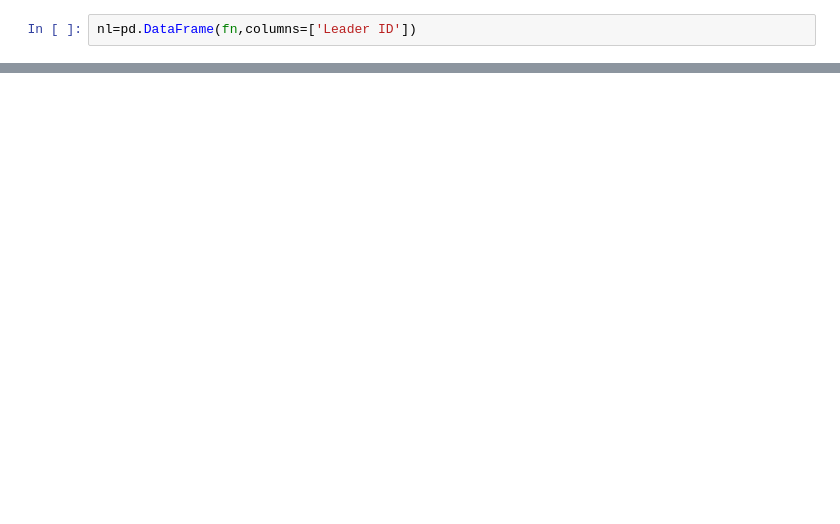
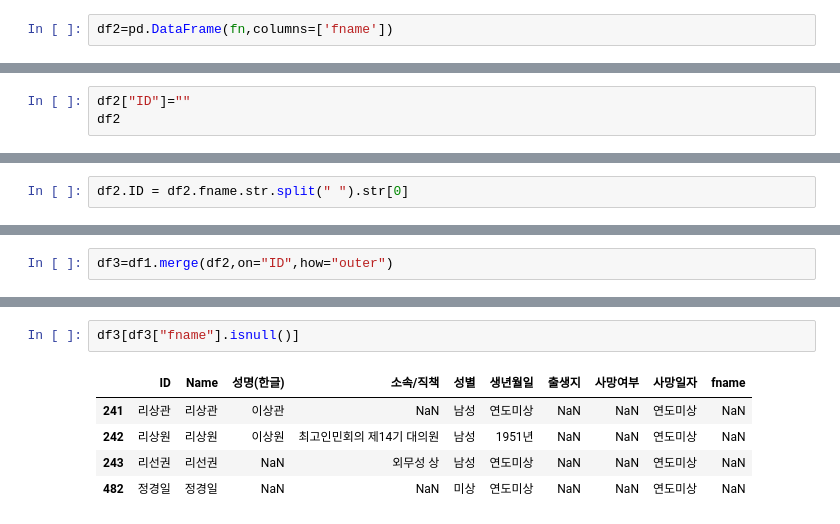
Before and after one commit to seouljake/nkelites, a Jupyter notebook: scripts/1_compare elites in folder an list.ipynb, the cells around one changed output, grey strips where cells are left out. Cells and saved outputs as stored; diff of their text form; blank space fills up the shorter version.

```diff
--- a/scripts/1_compare elites in folder an list.ipynb
+++ b/scripts/1_compare elites in folder an list.ipynb
@@ -55,2 +106,2 @@ fn
 # %%
-nl=pd.DataFrame(fn,columns=['Leader ID'])
+df2=pd.DataFrame(fn,columns=['fname'])
@@ -90,0 +108,3 @@ result
+# %%
+df2["ID"]=""
+df2
@@ -90,0 +149,2 @@ result
+# %%
+df2.ID = df2.fname.str.split(" ").str[0]
@@ -90,0 +171,2 @@ result
+# %%
+df3=df1.merge(df2,on="ID",how="outer")
@@ -90,0 +193,8 @@ result
+# %%
+df3[df3["fname"].isnull()]
+# %% [output]
+|  | ID | Name | 성명(한글) | 소속/직책 | 성별 | 생년월일 | 출생지 | 사망여부 | 사망일자 | fname |
+| 241 | 리상관 | 리상관 | 이상관 | NaN | 남성 | 연도미상 | NaN | NaN | 연도미상 | NaN |
+| 242 | 리상원 | 리상원 | 이상원 | 최고인민회의 제14기 대의원 | 남성 | 1951년 | NaN | NaN | 연도미상 | NaN |
+| 243 | 리선권 | 리선권 | NaN | 외무성 상 | 남성 | 연도미상 | NaN | NaN | 연도미상 | NaN |
+| 482 | 정경일 | 정경일 | NaN | NaN | 미상 | 연도미상 | NaN | NaN | 연도미상 | NaN |
```
Also changed, not shown: parts of 17 cells of this notebook, 1 other file.
